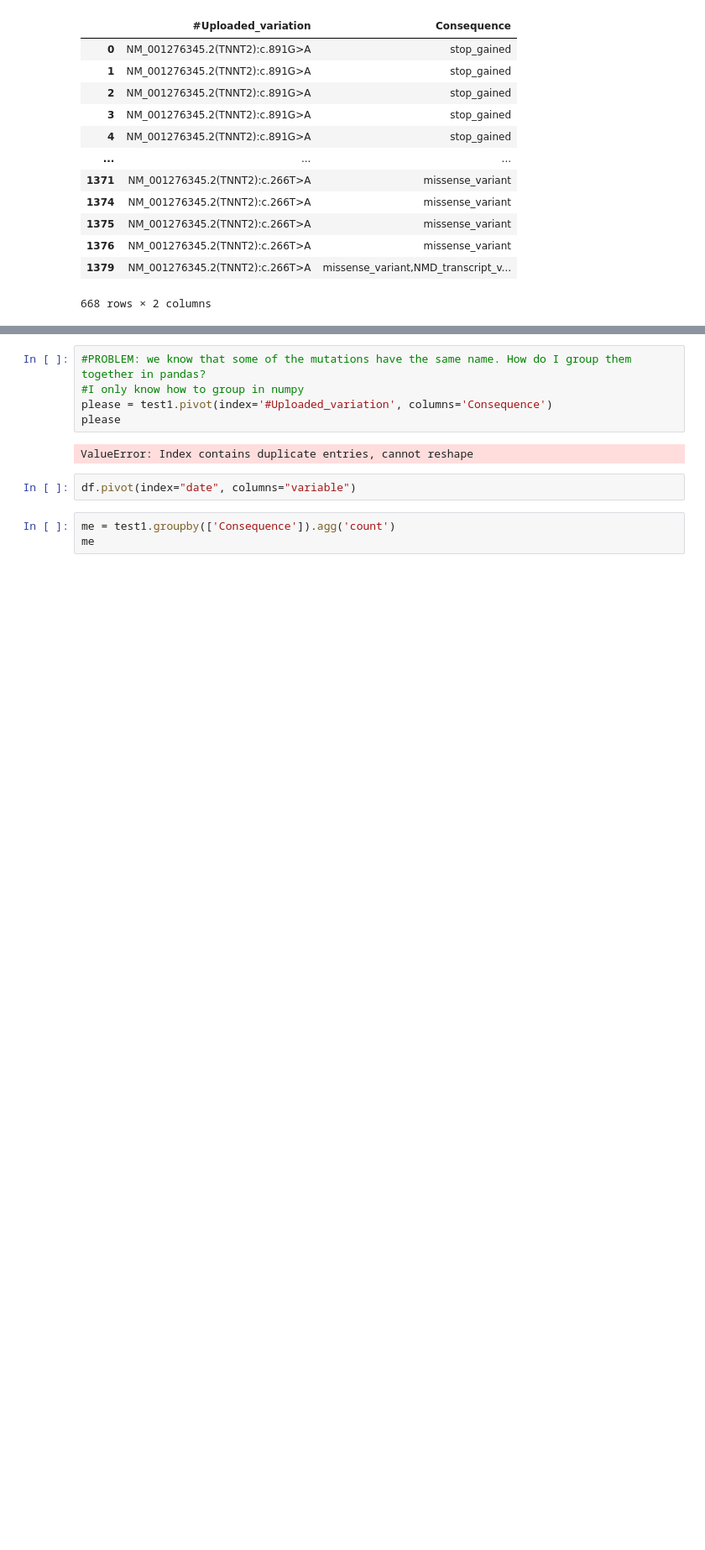
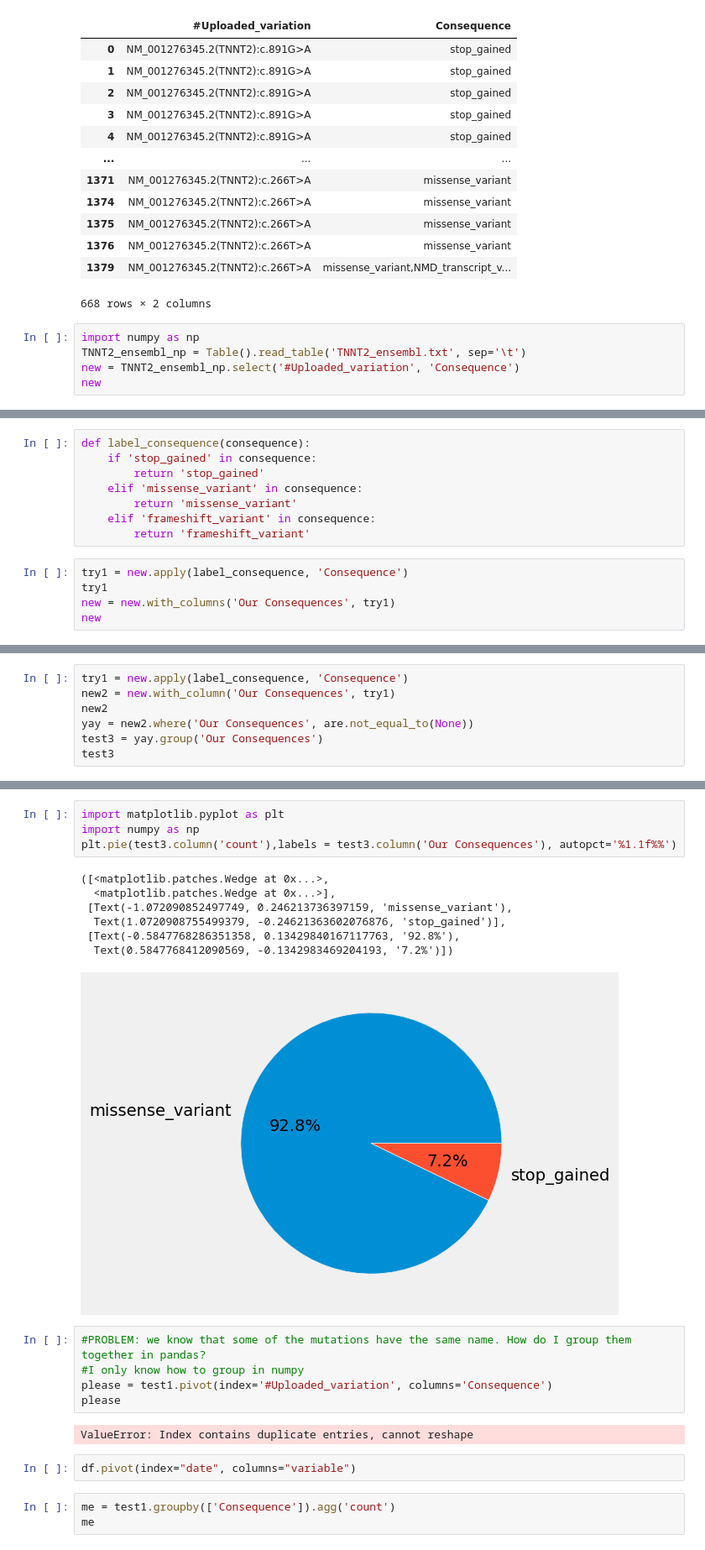
Before and after one commit to hannahmarieaguilar/Data-for-Project-, a Jupyter notebook: DATA/TNNT2.ipynb, the cells around one changed output, grey strips where cells are left out. Shown: that part at 84% size. Drawn from its saved outputs; the diff is of its cells as text; blank space fills up the shorter version.

Commit message:
pie chart

```diff
--- a/DATA/TNNT2.ipynb
+++ b/DATA/TNNT2.ipynb
@@ -128,3 +128,8 @@ test1
 | 1376 | NM_001276345.2(TNNT2):c.266T>A | missense_variant |
 | 1379 | NM_001276345.2(TNNT2):c.266T>A | missense_variant,NMD_transcript_v... |
 668 rows × 2 columns
+# %%
+import numpy as np
+TNNT2_ensembl_np = Table().read_table('TNNT2_ensembl.txt', sep='\t')
+new = TNNT2_ensembl_np.select('#Uploaded_variation', 'Consequence')
+new
@@ -130,0 +149,13 @@ test1
+# %%
+def label_consequence(consequence):
+    if 'stop_gained' in consequence:
+        return 'stop_gained'
+    elif 'missense_variant' in consequence:
+        return 'missense_variant'
+    elif 'frameshift_variant' in consequence:
+        return 'frameshift_variant'
+# %%
+try1 = new.apply(label_consequence, 'Consequence')
+try1
+new = new.with_columns('Our Consequences', try1)
+new
@@ -130,0 +175,7 @@ test1
+# %%
+try1 = new.apply(label_consequence, 'Consequence')
+new2 = new.with_column('Our Consequences', try1)
+new2
+yay = new2.where('Our Consequences', are.not_equal_to(None))
+test3 = yay.group('Our Consequences')
+test3
@@ -131,3 +186,15 @@ test1
+# %%
+import matplotlib.pyplot as plt
+import numpy as np
+plt.pie(test3.column('count'),labels = test3.column('Our Consequences'), autopct='%1.1f%%')
+# %% [output]
+([<matplotlib.patches.Wedge at 0x...>,
+  <matplotlib.patches.Wedge at 0x...>],
+ [Text(-1.072090852497749, 0.246213736397159, 'missense_variant'),
+  Text(1.0720908755499379, -0.24621363602076876, 'stop_gained')],
+ [Text(-0.5847768286351358, 0.13429840167117763, '92.8%'),
+  Text(0.5847768412090569, -0.1342983469204193, '7.2%')])
+[figure, added]
 # %%
 #PROBLEM: we know that some of the mutations have the same name. How do I group them together in pandas?
 #I only know how to group in numpy
```
Also changed, not shown: parts of 3 cells of this notebook.
